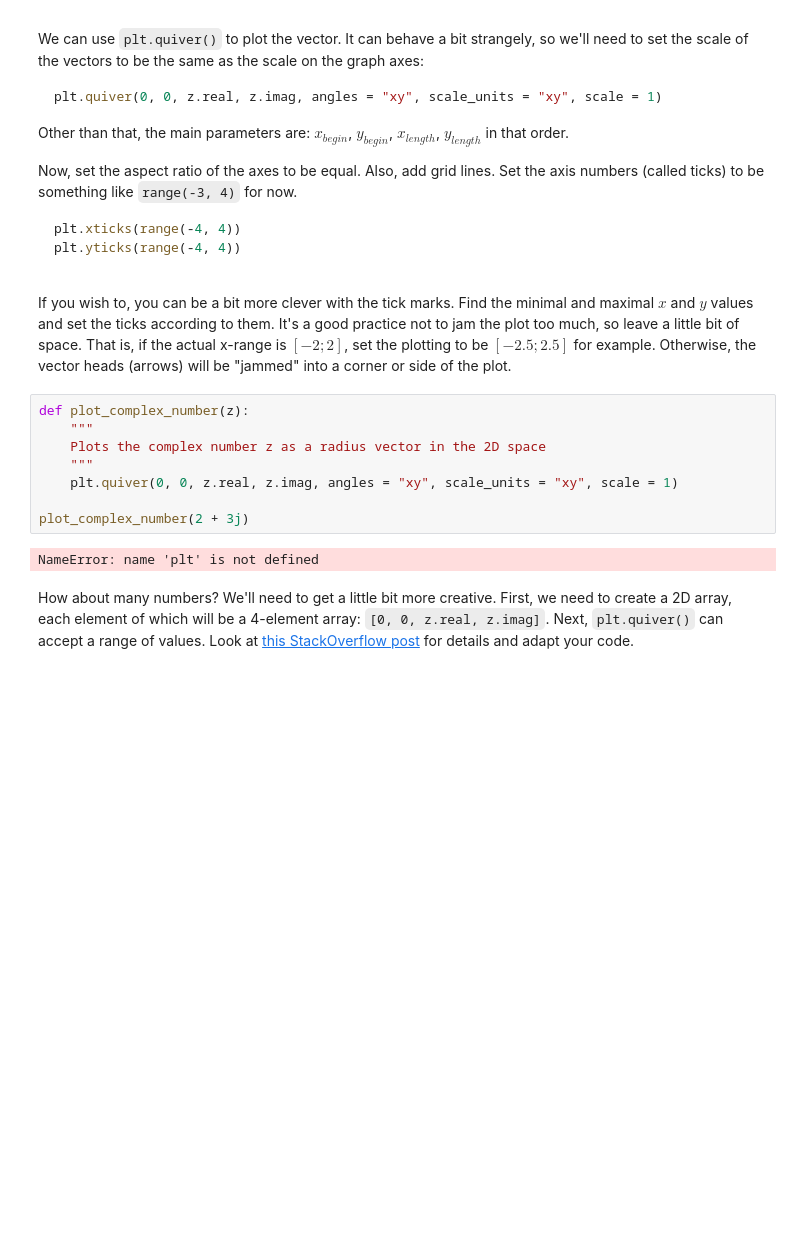
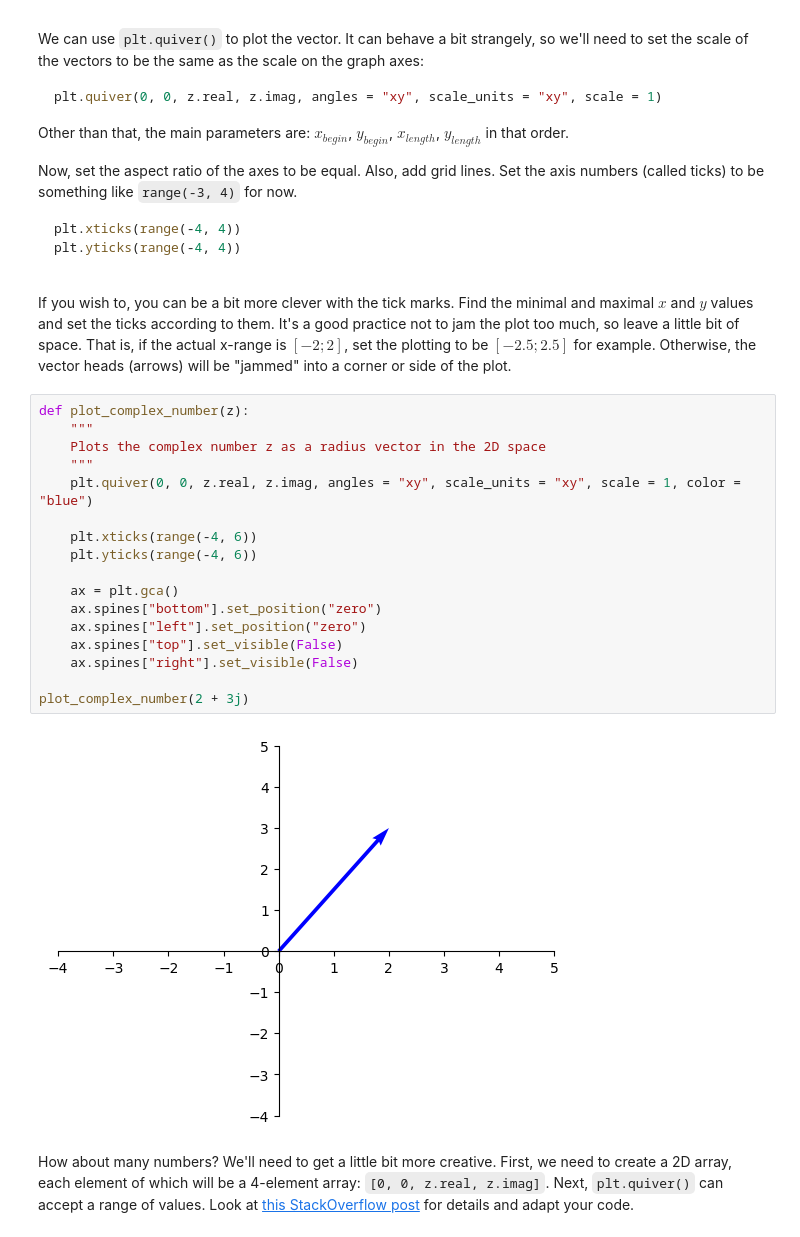
Before and after one commit to petiatodorova/Math-Concepts-For-Developers-June2024, a Jupyter notebook: 06.Basic-Algebra-Exercise/Basic Algebra Exercise.ipynb, the cells around one changed output. Drawn from its saved outputs; the diff is of its cells as text; blank space fills up the shorter version.

```diff
--- a/06.Basic-Algebra-Exercise/Basic Algebra Exercise.ipynb
+++ b/06.Basic-Algebra-Exercise/Basic Algebra Exercise.ipynb
@@ -234,13 +234,22 @@ If you wish to, you can be a bit more clever with the tick marks. Find the minim
 # %%
 def plot_complex_number(z):
     """
     Plots the complex number z as a radius vector in the 2D space
     """
-    plt.quiver(0, 0, z.real, z.imag, angles = "xy", scale_units = "xy", scale = 1)
+    plt.quiver(0, 0, z.real, z.imag, angles = "xy", scale_units = "xy", scale = 1, color = "blue")
+
+    plt.xticks(range(-4, 6))
+    plt.yticks(range(-4, 6))
+
+    ax = plt.gca()
+    ax.spines["bottom"].set_position("zero")
+    ax.spines["left"].set_position("zero")
+    ax.spines["top"].set_visible(False)
+    ax.spines["right"].set_visible(False)
 
 plot_complex_number(2 + 3j)
 # %% [output]
-NameError: name 'plt' is not defined
+[figure, added]
 # %% [markdown]
 How about many numbers? We'll need to get a little bit more creative. First, we need to create a 2D array, each element of which will be a 4-element array: `[0, 0, z.real, z.imag]`. Next, `plt.quiver()` can accept a range of values. Look at [this StackOverflow post](https://stackoverflow.com/questions/12265234/how-to-plot-2d-math-vectors-with-matplotlib) for details and adapt your code.
 # %%
```
Also changed, not shown: parts of 6 cells of this notebook.
